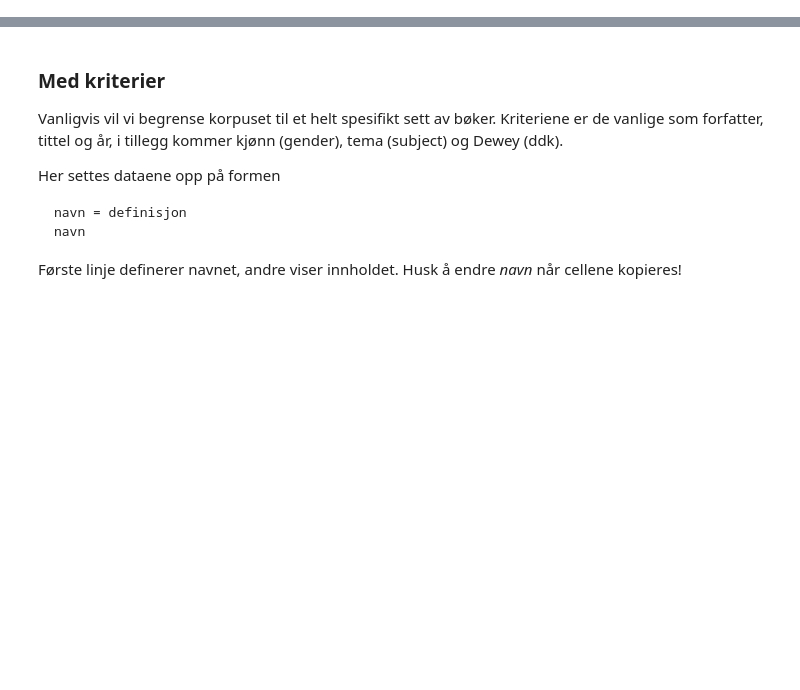
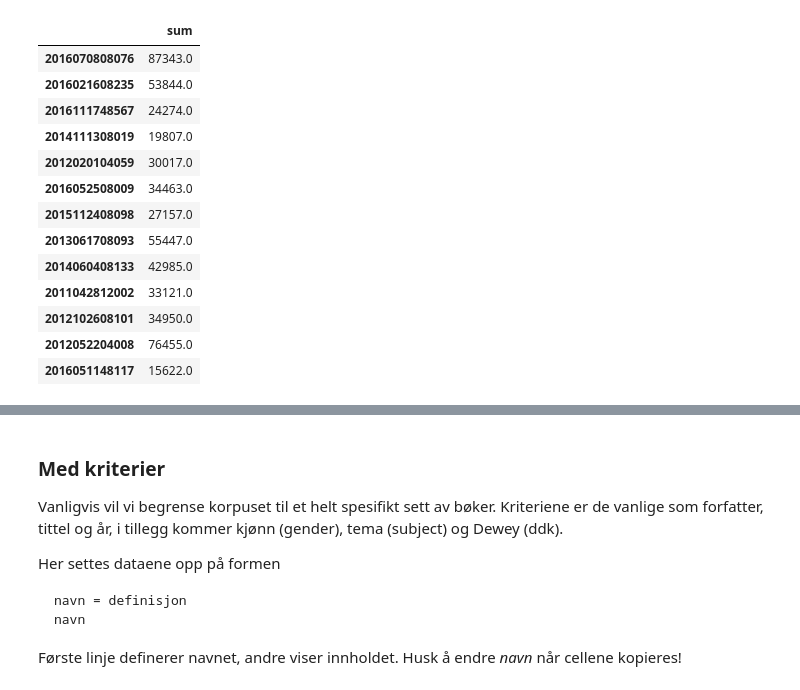
Before and after one commit to Yoonsen/NB_API_Python, a Jupyter notebook: konkordanser.ipynb, the cells around one changed output, grey strips where cells are left out. Cells and saved outputs as stored; diff of their text form; code cells hidden in the pictures; blank space fills up the shorter version.

```diff
--- a/konkordanser.ipynb
+++ b/konkordanser.ipynb
@@ -50,0 +43,9 @@ Aktiver cellen under et par ganger for å se effekten.
+# %%
+alice = nb.get_urn({
+    'title':'%alice %',
+    'author':'%carrol%lewis%',
+    'year':1800,
+    'next':250,
+    'limit':30,
+    'trans':'eng'})
+alice
@@ -50,0 +79,2 @@ Aktiver cellen under et par ganger for å se effekten.
+# %%
+aliceT = nb.get_corpus_text([u[0] for u in alice], top=0, cutoff=0)
@@ -50,0 +95,17 @@ Aktiver cellen under et par ganger for å se effekten.
+# %%
+nb.col_agg(aliceT)
+# %% [output]
+|  | sum |
+| 2016070808076 | 87343.0 |
+| 2016021608235 | 53844.0 |
+| 2016111748567 | 24274.0 |
+| 2014111308019 | 19807.0 |
+| 2012020104059 | 30017.0 |
+| 2016052508009 | 34463.0 |
+| 2015112408098 | 27157.0 |
+| 2013061708093 | 55447.0 |
+| 2014060408133 | 42985.0 |
+| 2011042812002 | 33121.0 |
+| 2012102608101 | 34950.0 |
+| 2012052204008 | 76455.0 |
+| 2016051148117 | 15622.0 |
```
Also changed, not shown: parts of 23 cells of this notebook, 1 other file.
